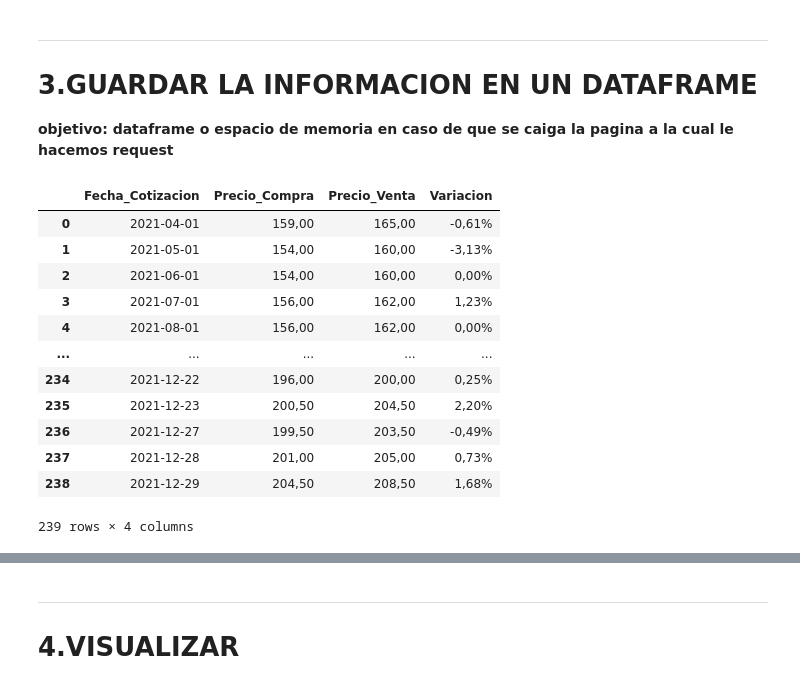
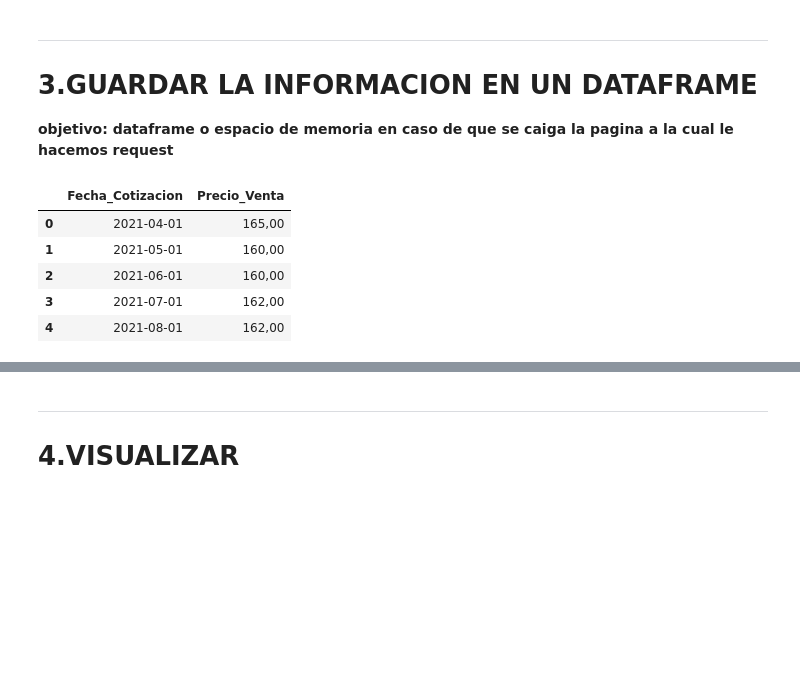
Before and after one commit to Dotto-Luis/Projects, a Jupyter notebook: blueUSD_ars_webscrapping.ipynb, the cells around one changed output, grey strips where cells are left out. Drawn from its saved outputs; the diff is of its cells as text; code cells hidden in the pictures; blank space fills up the shorter version.

```diff
--- a/blueUSD_ars_webscrapping.ipynb
+++ b/blueUSD_ars_webscrapping.ipynb
@@ -157,19 +149,14 @@ vemos que invocando al primer elemento de la tabla y convirtiendolo en texto ya
 # %%
 df = pd.DataFrame(dicc, columns =['Fecha_Cotizacion','Precio_Compra','Precio_Venta','Variacion'])
 df['Fecha_Cotizacion'] = pd.to_datetime(df['Fecha_Cotizacion'])
-df
+df1 = df[["Fecha_Cotizacion","Precio_Venta"]]
+#df.index = df['Fecha_Cotizacion']
+df1.head()
 # %% [output]
-|  | Fecha_Cotizacion | Precio_Compra | Precio_Venta | Variacion |
-| 0 | 2021-04-01 | 159,00 | 165,00 | -0,61% |
-| 1 | 2021-05-01 | 154,00 | 160,00 | -3,13% |
-| 2 | 2021-06-01 | 154,00 | 160,00 | 0,00% |
-| 3 | 2021-07-01 | 156,00 | 162,00 | 1,23% |
-| 4 | 2021-08-01 | 156,00 | 162,00 | 0,00% |
-| ... | ... | ... | ... | ... |
-| 234 | 2021-12-22 | 196,00 | 200,00 | 0,25% |
-| 235 | 2021-12-23 | 200,50 | 204,50 | 2,20% |
-| 236 | 2021-12-27 | 199,50 | 203,50 | -0,49% |
-| 237 | 2021-12-28 | 201,00 | 205,00 | 0,73% |
-| 238 | 2021-12-29 | 204,50 | 208,50 | 1,68% |
+|  | Fecha_Cotizacion | Precio_Venta |
+| 0 | 2021-04-01 | 165,00 |
+| 1 | 2021-05-01 | 160,00 |
+| 2 | 2021-06-01 | 160,00 |
+| 3 | 2021-07-01 | 162,00 |
+| 4 | 2021-08-01 | 162,00 |
-239 rows × 4 columns
 # %%
```
Also changed, not shown: parts of 15 cells of this notebook.
